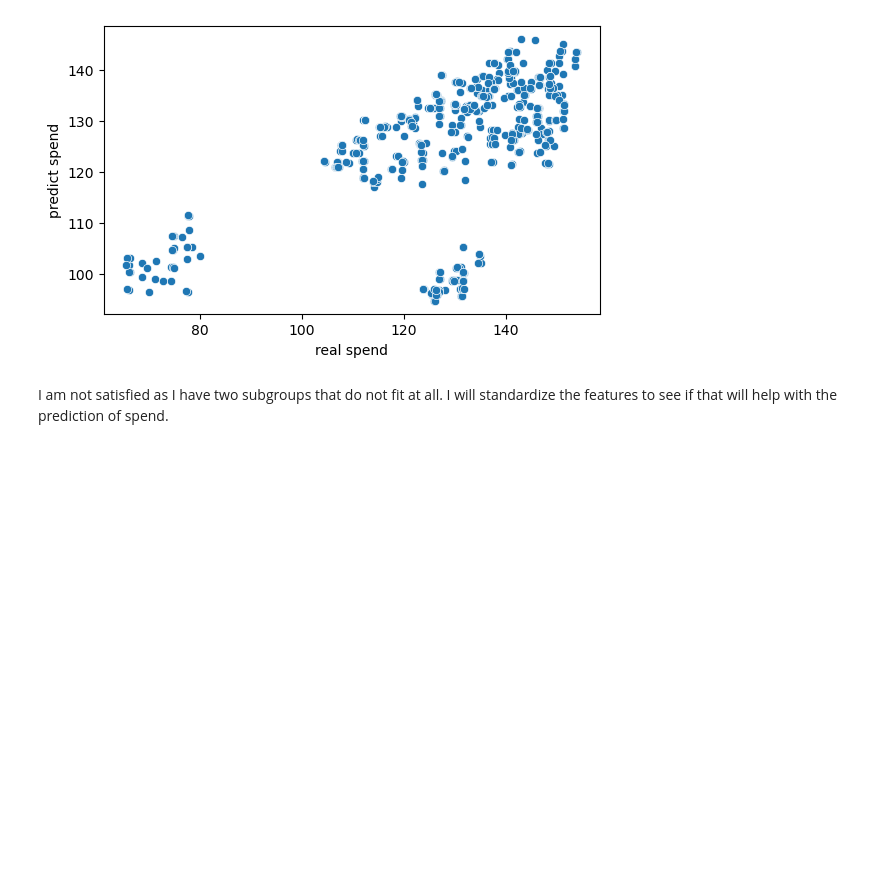
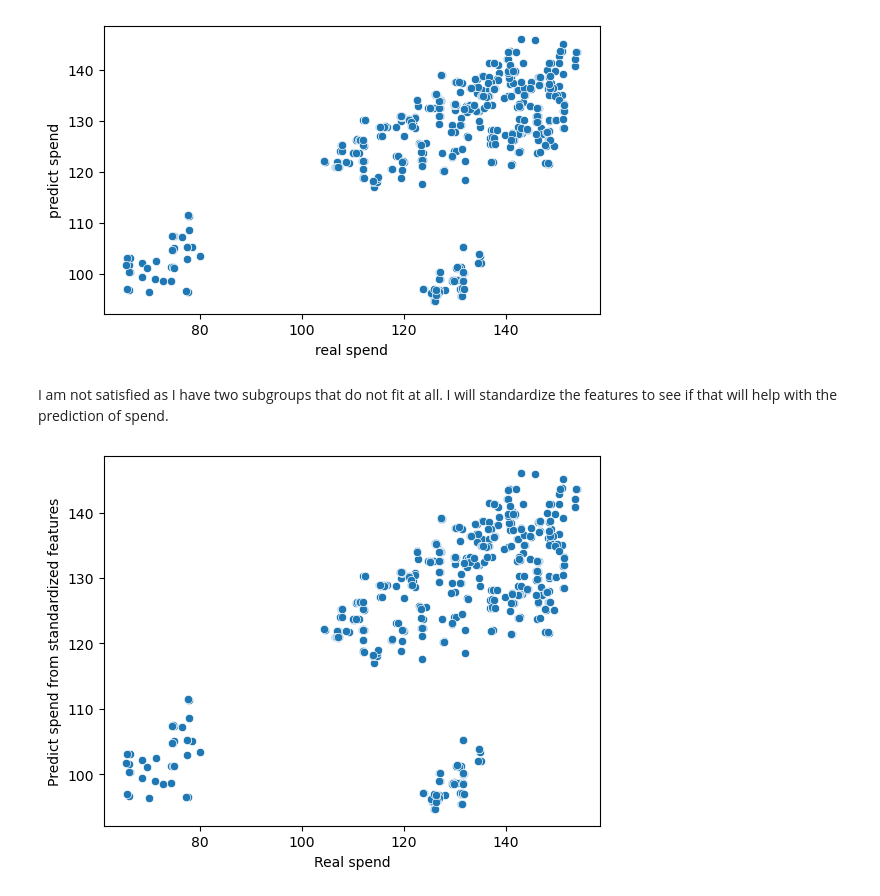
Before and after one commit to flylight-max/EDA_exam_CodeOp, a Jupyter notebook: analysis.ipynb, the cells around one changed output. Cells and saved outputs as stored; diff of their text form; code cells hidden in the pictures; blank space fills up the shorter version.

```diff
--- a/analysis.ipynb
+++ b/analysis.ipynb
@@ -1058,3 +1076,17 @@ plt.show()
 [figure]
 # %% [markdown]
 I am not satisfied as I have two subgroups that do not fit at all. I will standardize the features to see if that will help with the prediction of spend.
+# %%
+X_comb_train_scaled = scaler.fit_transform(X_comb_train)
+X_comb_test_scaled = scaler.transform(X_comb_test)
+
+linearReg.fit(X_comb_train_scaled,y_comb_train)
+y_pred_from_scaled = linearReg.predict(X_comb_test_scaled)
+
+ax2 = sns.scatterplot(x=y_comb_test, y=y_pred_from_scaled)
+plt.xlabel("Real spend")
+plt.ylabel("Predict spend from standardized features")
+ax.set_aspect("equal")
+plt.show()
+# %% [output]
+[figure, added]
```
Also changed, not shown: parts of 4 cells of this notebook.
